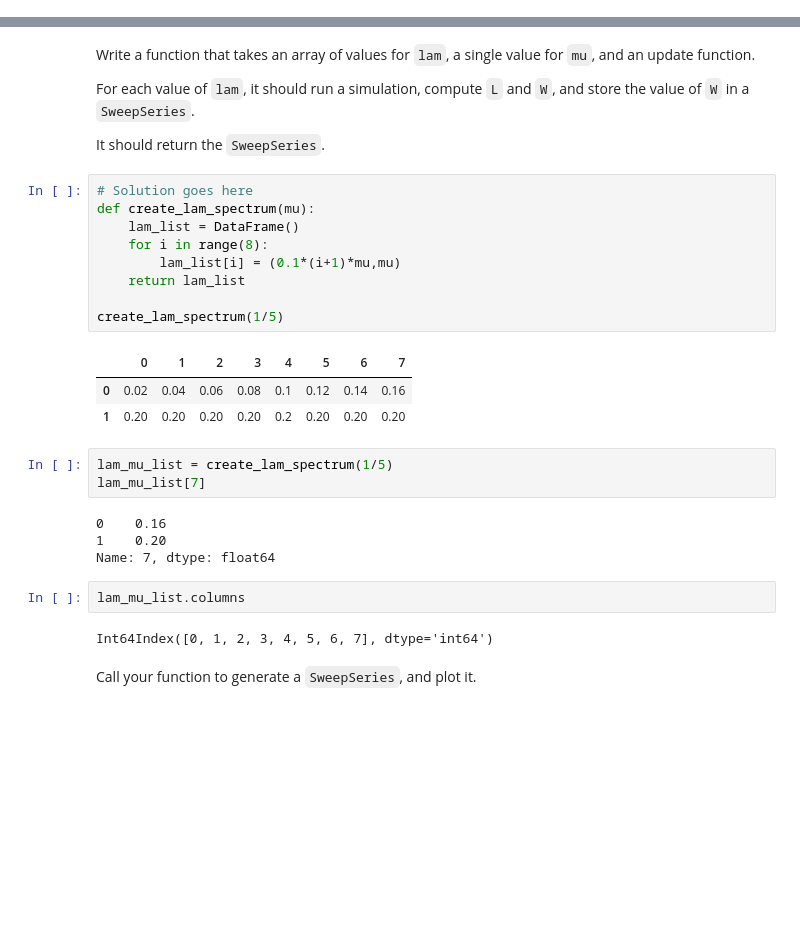
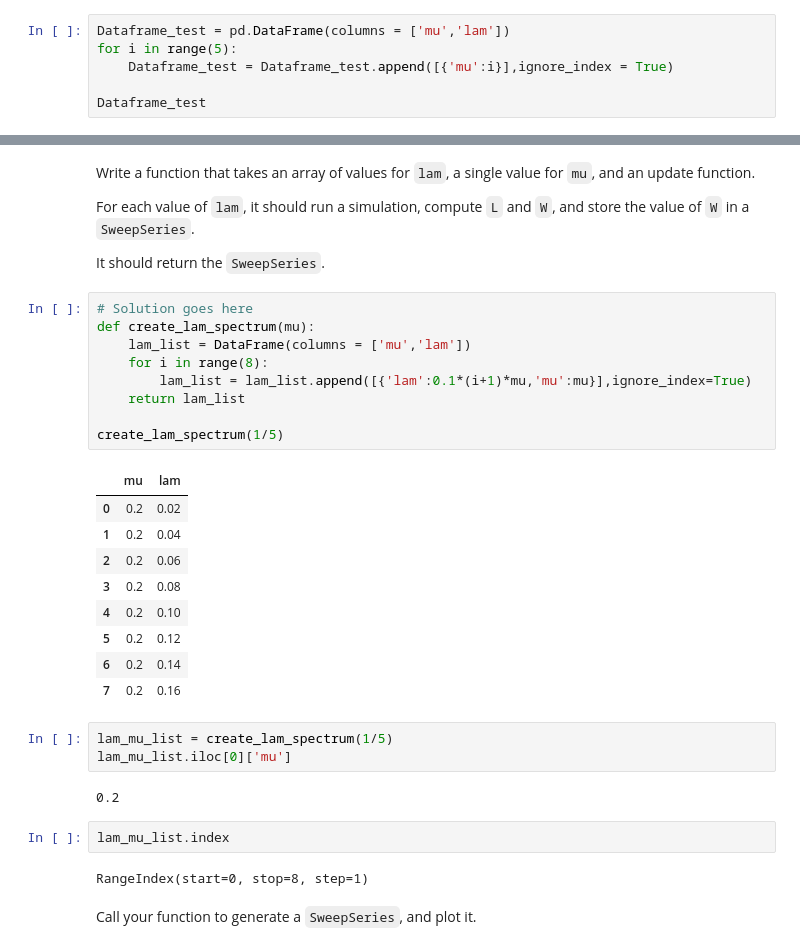
Before and after one commit to OwenZzzzOrganization/ModSimPy, a Jupyter notebook: notebooks/queue.ipynb, the cells around one changed output, grey strips where cells are left out. Cells and saved outputs as stored; diff of their text form; blank space fills up the shorter version.

```diff
--- a/notebooks/queue.ipynb
+++ b/notebooks/queue.ipynb
@@ -174,0 +194,6 @@ Create an array of values for `lam`.
+# %%
+Dataframe_test = pd.DataFrame(columns = ['mu','lam'])
+for i in range(5):
+    Dataframe_test = Dataframe_test.append([{'mu':i}],ignore_index = True)
+
+Dataframe_test
@@ -181,27 +213,31 @@ It should return the `SweepSeries`.
 # %%
 # Solution goes here
 def create_lam_spectrum(mu):
-    lam_list = DataFrame()
+    lam_list = DataFrame(columns = ['mu','lam'])
     for i in range(8):
-        lam_list[i] = (0.1*(i+1)*mu,mu)
+        lam_list = lam_list.append([{'lam':0.1*(i+1)*mu,'mu':mu}],ignore_index=True)
     return lam_list
 
 create_lam_spectrum(1/5)
 # %% [output]
-|  | 0 | 1 | 2 | 3 | 4 | 5 | 6 | 7 |
-| 0 | 0.02 | 0.04 | 0.06 | 0.08 | 0.1 | 0.12 | 0.14 | 0.16 |
-| 1 | 0.20 | 0.20 | 0.20 | 0.20 | 0.2 | 0.20 | 0.20 | 0.20 |
+|  | mu | lam |
+| 0 | 0.2 | 0.02 |
+| 1 | 0.2 | 0.04 |
+| 2 | 0.2 | 0.06 |
+| 3 | 0.2 | 0.08 |
+| 4 | 0.2 | 0.10 |
+| 5 | 0.2 | 0.12 |
+| 6 | 0.2 | 0.14 |
+| 7 | 0.2 | 0.16 |
 # %%
 lam_mu_list = create_lam_spectrum(1/5)
-lam_mu_list[7]
+lam_mu_list.iloc[0]['mu']
 # %% [output]
-0    0.16
-1    0.20
-Name: 7, dtype: float64
+0.2
 # %%
-lam_mu_list.columns
+lam_mu_list.index
 # %% [output]
-Int64Index([0, 1, 2, 3, 4, 5, 6, 7], dtype='int64')
+RangeIndex(start=0, stop=8, step=1)
 # %% [markdown]
 Call your function to generate a `SweepSeries`, and plot it.
 # %%
```
Also changed, not shown: parts of 42 cells of this notebook.
